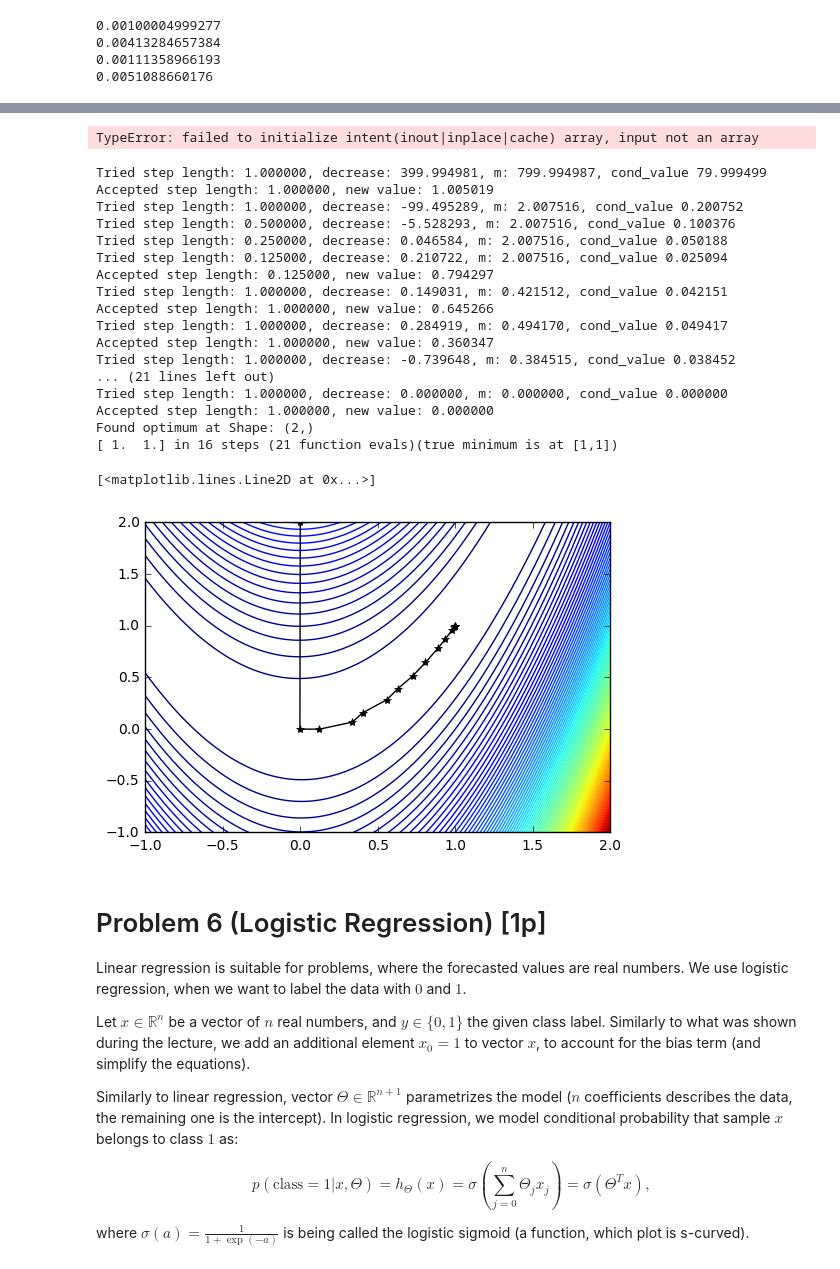
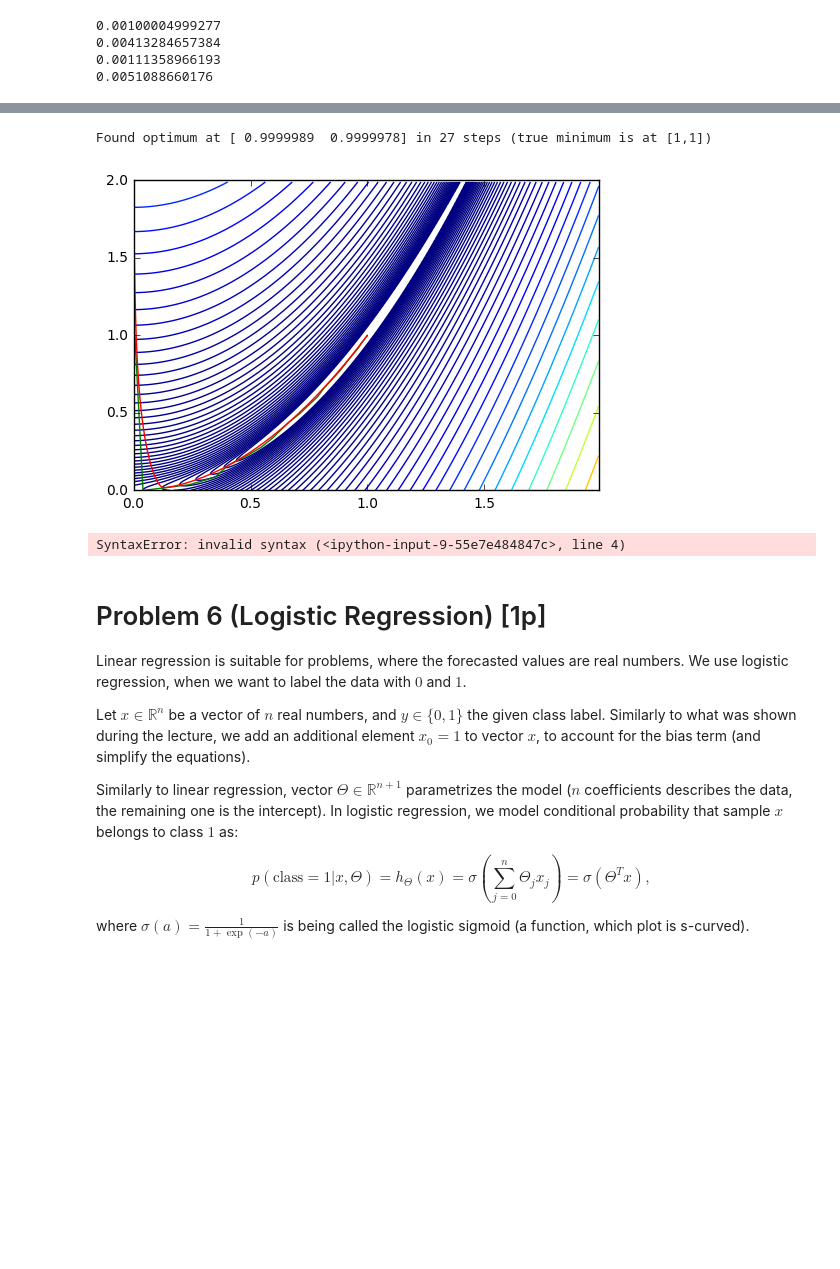
Before and after one commit to rafiki53/nn_assignments, a Jupyter notebook: assignment3/Assignment3.ipynb, the cells around one changed output, grey strips where cells are left out. Saved outputs shown, nothing was run; the diff lists cells and outputs as text; code cells hidden in the pictures; blank space fills up the shorter version.

```diff
--- a/assignment3/Assignment3.ipynb
+++ b/assignment3/Assignment3.ipynb
@@ -281,7 +304,9 @@ def rosenbrock_g(x):
 def rosenbrock(x):
     """Returns the value of rosenbrock's function and its gradient at x
     """
-    return (rosenbrock_v(x), rosenbrock_g(x))
+    val = rosenbrock_v(x)
+    dVdX = rosenbrock_g(x)
+    return val, np.array(dVdX)
 
 #
 # Feel free to add your own test points.
@@ -397,27 +425,41 @@ NameError: name 'rosenbrock' is not defined
 # %%
 #
 # Use scipy.optimize.fmin_l_bfgs_b
 # Again plot the path on the coutnour plot
 #
 # Hint: to save the points you can use the callback argument!
 #
 #
 
 import scipy.optimize as sopt
 lbfsg_hist = []
 def save_hist(x):
     lbfsg_hist.append(np.array(x))
 
-#x_start = [0.,2.]
-lbfsgb_ret = sopt.fmin_l_bfgs_b(lambda x : x, 3, lambda x : 1)
-#lbfsgb_ret = sopt.fmin_l_bfgs_b(, x_start)#, callback=save_hist)
+x_start = [0.,2.]
+lbfsgb_ret = sopt.fmin_l_bfgs_b(rosenbrock, x_start, callback=save_hist)
+
+print "Found optimum at %s in %d steps (true minimum is at [1,1])" % (lbfsgb_ret[0], lbfsgb_ret[2]['funcalls'])
+
+x = np.arange(0, 2, 0.01)
+y = np.arange(0, 2, 0.01)
+xx, yy = meshgrid(x, y)
+z = rosenbrock_v((xx, yy))
+contour(x, y, z, levels = np.logspace(-0.5, 3.3))
+lbfsg_hist = np.array(lbfsg_hist)
+plot(lbfsg_hist[:, 0], lbfsg_hist[:, 1], color = 'g')
+xpHist = [h[0][0] for h in Xhist]
+ypHist = [h[0][1] for h in Xhist]
+plot(xpHist, ypHist, color = 'r')
+show()
 
 #
 # TODO: make a conour plot, show points considered by l_bfsgb algorithm and by gradient descent.
 # How many steps did l-bfgs take to optimize the Rosenbrock function?
 #
 # %% [output]
-TypeError: failed to initialize intent(inout|inplace|cache) array, input not an array
+Found optimum at [ 0.9999989  0.9999978] in 27 steps (true minimum is at [1,1])
+[figure, added]
 # %%
 # Newtod-Raphson Method
 
@@ -433,25 +475,7 @@ def Newton(f, Theta0, alpha, stop_tolerance=1e-10, max_steps=1000000):
           if the Newton direction is not minimizing the function, use the gradient for a few steps
         - try to beat L-BFGS on the bmber of function evaluations needed!
 # %% [output]
-Tried step length: 1.000000, decrease: 399.994981, m: 799.994987, cond_value 79.999499
-Accepted step length: 1.000000, new value: 1.005019
-Tried step length: 1.000000, decrease: -99.495289, m: 2.007516, cond_value 0.200752
-Tried step length: 0.500000, decrease: -5.528293, m: 2.007516, cond_value 0.100376
-Tried step length: 0.250000, decrease: 0.046584, m: 2.007516, cond_value 0.050188
-Tried step length: 0.125000, decrease: 0.210722, m: 2.007516, cond_value 0.025094
-Accepted step length: 0.125000, new value: 0.794297
-Tried step length: 1.000000, decrease: 0.149031, m: 0.421512, cond_value 0.042151
-Accepted step length: 1.000000, new value: 0.645266
-Tried step length: 1.000000, decrease: 0.284919, m: 0.494170, cond_value 0.049417
-Accepted step length: 1.000000, new value: 0.360347
-Tried step length: 1.000000, decrease: -0.739648, m: 0.384515, cond_value 0.038452
-... (21 lines left out)
-Tried step length: 1.000000, decrease: 0.000000, m: 0.000000, cond_value 0.000000
-Accepted step length: 1.000000, new value: 0.000000
-Found optimum at Shape: (2,)
-[ 1.  1.] in 16 steps (21 function evals)(true minimum is at [1,1])
+SyntaxError: invalid syntax (<ipython-input-9-55e7e484847c>, line 4)
-[<matplotlib.lines.Line2D at 0x...>]
-[figure, removed]
 # %% [markdown]
 # Problem 6 (Logistic Regression) [1p]
 
```
Also changed, not shown: parts of 10 cells of this notebook, 1 other file.
